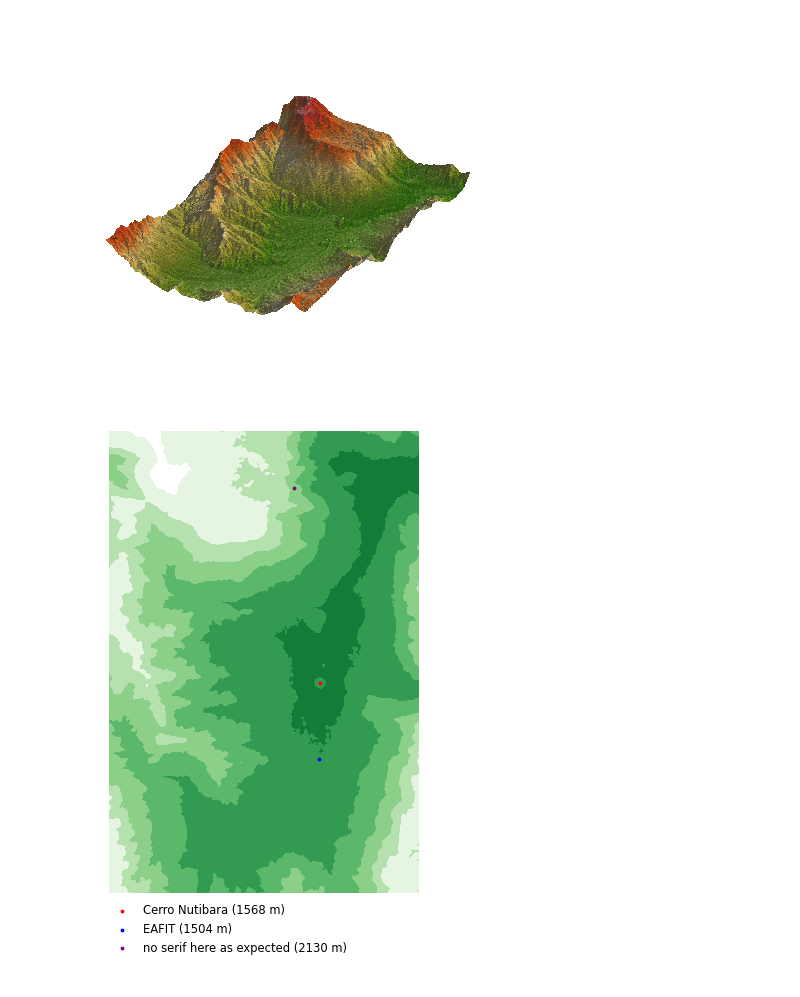
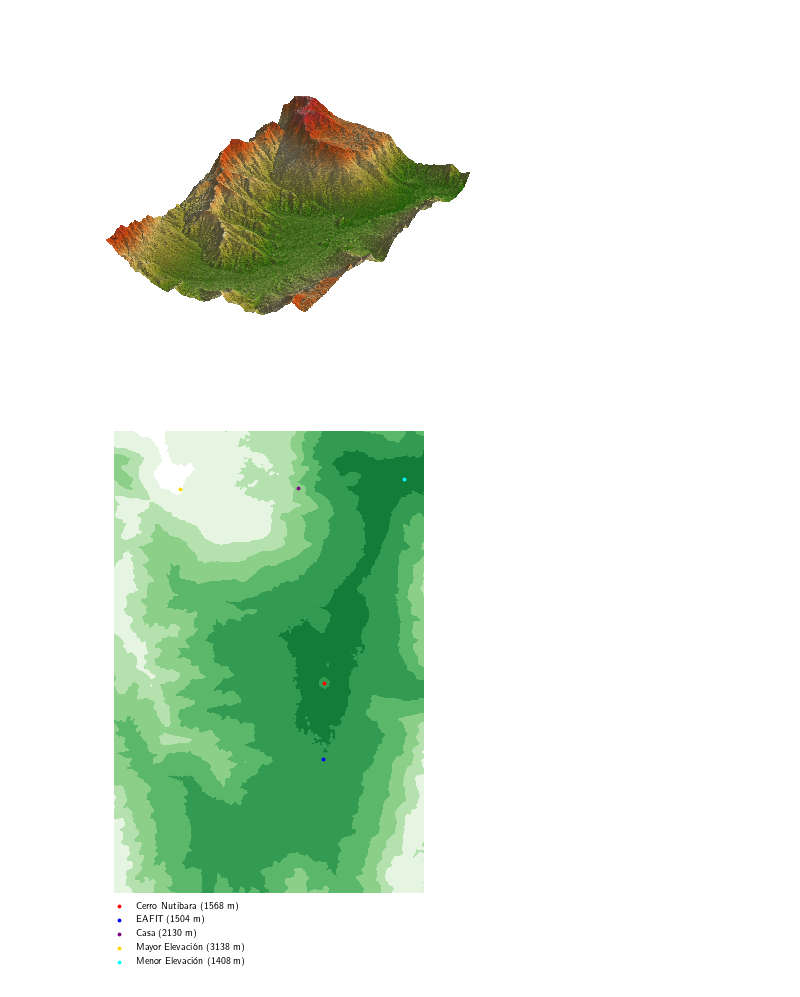
Before and after one commit to oscar-rincon/trusses_analysis, a Jupyter notebook: main/mapa_elevacion/valle_aburra_shading.ipynb, the cells around one changed output. Saved outputs shown, nothing was run; the diff lists cells and outputs as text; code cells hidden in the pictures.

```diff
--- a/main/mapa_elevacion/valle_aburra_shading.ipynb
+++ b/main/mapa_elevacion/valle_aburra_shading.ipynb
@@ -1,10 +0,0 @@
-# %%
-%matplotlib inline
-import numpy as np
-import matplotlib.pyplot as plt
-from matplotlib.colors import LinearSegmentedColormap
-from matplotlib.colors import LightSource
-import matplotlib as mpl
-mpl.rcParams['font.family'] = 'sans-serif'
-mpl.rcParams['font.sans-serif'] = 'DejaVu Sans'
-plt.rcParams['font.family'] = 'DejaVu Sans'
@@ -76,7 +94,7 @@ ax.axis("off")
 (-644.0625, 16124.0625, 3810.9375, 20579.0625, -1565.0625, 15203.0625)
 [figure]
 # %%
-
+import numpy as np
 
 # Función para convertir coordenadas DMS a grados decimales
 def dms_to_dd(degrees, minutes, seconds):
@@ -86,7 +104,6 @@ def lat_lon_to_meters(lat1, lon1, lat2, lon2):
     lat_diff = (lat2 - lat1) * 111320  # Diferencia de latitud en metros
     lon_diff = (lon2 - lon1) * 111320 * np.cos(np.radians((lat1 + lat2) / 2))  # Diferencia de longitud en metros
     return lat_diff, lon_diff
-
 
 # Coordenadas en DMS convertidas a grados decimales
 # Cerro Nutibara: 6°14'08.1"N, 75°34'46.9"W
@@ -121,29 +138,50 @@ angulo_nutibara = angulo[index_nutibara_x, index_nutibara_y]
 angulo_eafit = angulo[index_eafit_x, index_eafit_y]
 angulo_casa = angulo[index_casa_x, index_casa_y]
 
-
 # Elevaciones de los puntos en los índices correspondientes
 elevacion_nutibara = z[index_nutibara_x, index_nutibara_y]
 elevacion_eafit = z[index_eafit_x, index_eafit_y]
 elevacion_casa = z[index_casa_x, index_casa_y]
+
+# Localizar el punto de mayor elevación
+max_elev_index = np.unravel_index(np.argmax(z), z.shape)
+max_elev = z[max_elev_index]
+max_elev_coords = (x[max_elev_index], y[max_elev_index])
+
+# Localizar el punto de mayor ángulo
+max_angle_index = np.unravel_index(np.argmax(angulo), angulo.shape)
+max_angle = angulo[max_angle_index]
+max_angle_coords = (x[max_angle_index], y[max_angle_index])
+
+# Localizar el punto de menor elevación
+min_elev_index = np.unravel_index(np.argmin(z), z.shape)
+min_elev = z[min_elev_index]
+min_elev_coords = (x[min_elev_index], y[min_elev_index])
 # %%
+# Encontrar el punto con la mayor elevación
+max_elev_index = np.unravel_index(np.argmax(z), z.shape)
+max_elev = z[max_elev_index]
+max_elev_coords = (x[max_elev_index], y[max_elev_index])
+
 levels = [0, 5, 15, 30, 45]
 
 # Graficar el mapa de elevación y los puntos
 fig = plt.figure(figsize=(4, 6))
 levels = [1000, 1250, 1500, 1750, 2000, 2250, 2500, 3000]
 plt.contourf(x, y, z, levels=levels, cmap='Greens_r', extent=(np.min(x), np.max(x), np.min(y), np.max(y)), origin='lower')
 
 # Marcar los puntos
 plt.scatter(x_nutibara, y_nutibara, marker='.', color="red", s=12, label=f'Cerro Nutibara ({elevacion_nutibara:.0f} m)')
 plt.scatter(x_eafit, y_eafit, marker='.', color="blue", s=12, label=f'EAFIT ({elevacion_eafit:.0f} m)')
-plt.scatter(x_casa, y_casa, marker='.', color="purple", s=12, label=f'no serif here as expected ({elevacion_casa:.0f} m)')
+plt.scatter(x_casa, y_casa, marker='.', color="purple", s=12, label=f'Casa ({elevacion_casa:.0f} m)')
+plt.scatter(max_elev_coords[0], max_elev_coords[1], marker='.', color="gold", s=12, label=f'Mayor Elevación ({max_elev:.0f} m)')
+plt.scatter(min_elev_coords[0], min_elev_coords[1], marker='.', color="cyan", s=12, label=f'Menor Elevación ({min_elev:.0f} m)')
 
-plt.legend(fontsize='small', loc='upper right', bbox_to_anchor=(0.8, -0.0), ncol=1, frameon=False)
+plt.legend(fontsize='small', loc='upper right', bbox_to_anchor=(0.45, -0.0), ncol=1, frameon=False)
 plt.axis("off")
 plt.show()
 # %% [output]
-[figure, old version]
+[figure, new version]
 # %%
 levels = [0, 5, 15, 30, 45]
 fig = plt.figure(figsize=(4, 6))
```
Also changed, not shown: parts of 2 cells of this notebook.
